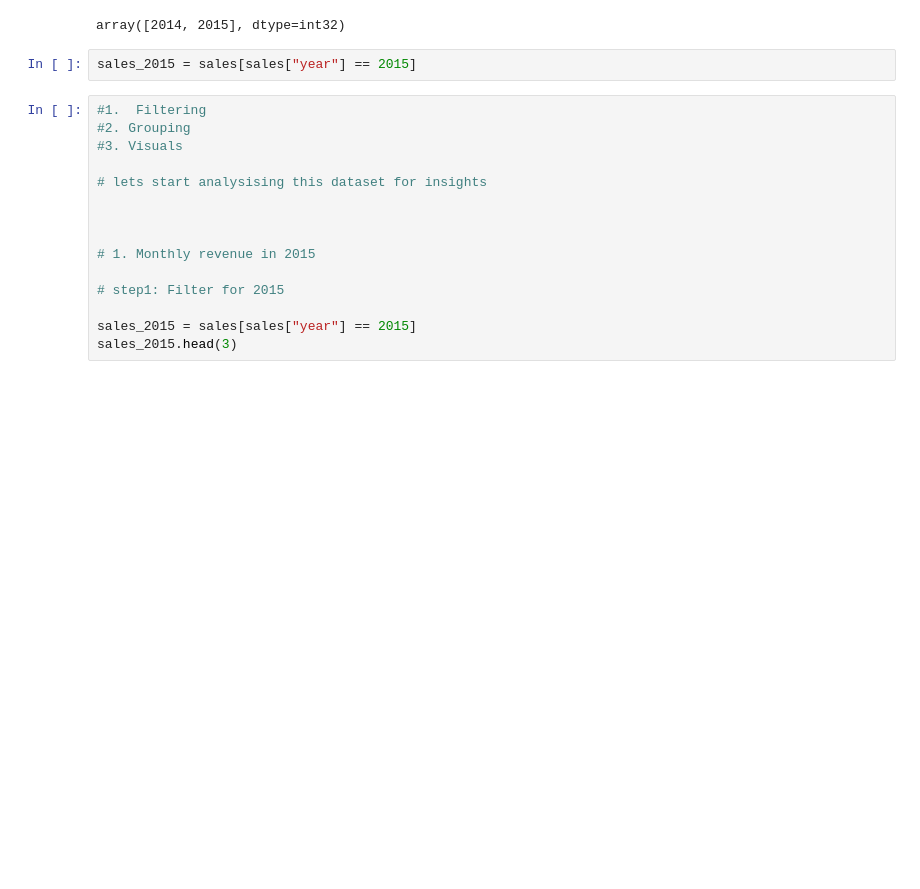
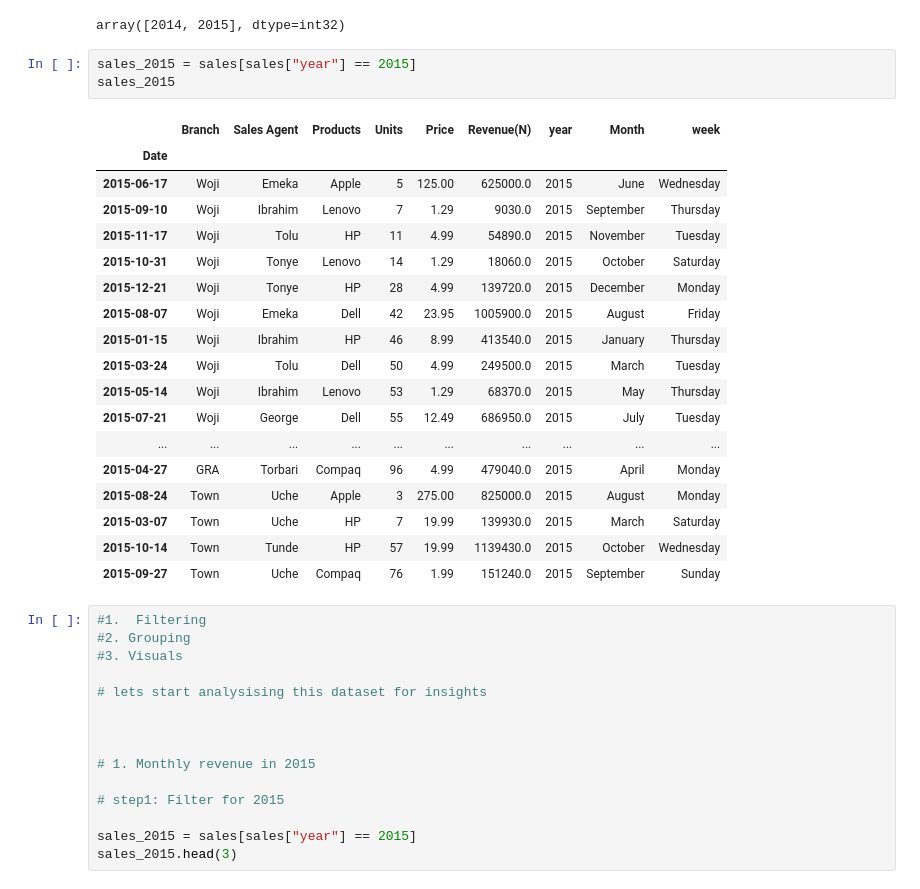
Before and after one commit to ADEOYE-MARY25/My_Task, a Jupyter notebook: Week_6/adeoye_mary_task_14.ipynb, the cells around one changed output. Cells and saved outputs as stored; diff of their text form; blank space fills up the shorter version.

```diff
--- a/Week_6/adeoye_mary_task_14.ipynb
+++ b/Week_6/adeoye_mary_task_14.ipynb
@@ -163,6 +165,26 @@ sales.year.unique()
 array([2014, 2015], dtype=int32)
 # %%
 sales_2015 = sales[sales["year"] == 2015]
+sales_2015
+# %% [output]
+|  | Branch | Sales Agent | Products | Units | Price | Revenue(N) | year | Month | week |
+| Date |  |  |  |  |  |  |  |  |  |
+| 2015-06-17 | Woji | Emeka | Apple | 5 | 125.00 | 625000.0 | 2015 | June | Wednesday |
+| 2015-09-10 | Woji | Ibrahim | Lenovo | 7 | 1.29 | 9030.0 | 2015 | September | Thursday |
+| 2015-11-17 | Woji | Tolu | HP | 11 | 4.99 | 54890.0 | 2015 | November | Tuesday |
+| 2015-10-31 | Woji | Tonye | Lenovo | 14 | 1.29 | 18060.0 | 2015 | October | Saturday |
+| 2015-12-21 | Woji | Tonye | HP | 28 | 4.99 | 139720.0 | 2015 | December | Monday |
+| 2015-08-07 | Woji | Emeka | Dell | 42 | 23.95 | 1005900.0 | 2015 | August | Friday |
+| 2015-01-15 | Woji | Ibrahim | HP | 46 | 8.99 | 413540.0 | 2015 | January | Thursday |
+| 2015-03-24 | Woji | Tolu | Dell | 50 | 4.99 | 249500.0 | 2015 | March | Tuesday |
+| 2015-05-14 | Woji | Ibrahim | Lenovo | 53 | 1.29 | 68370.0 | 2015 | May | Thursday |
+| 2015-07-21 | Woji | George | Dell | 55 | 12.49 | 686950.0 | 2015 | July | Tuesday |
+| ... | ... | ... | ... | ... | ... | ... | ... | ... | ... |
+| 2015-04-27 | GRA | Torbari | Compaq | 96 | 4.99 | 479040.0 | 2015 | April | Monday |
+| 2015-08-24 | Town | Uche | Apple | 3 | 275.00 | 825000.0 | 2015 | August | Monday |
+| 2015-03-07 | Town | Uche | HP | 7 | 19.99 | 139930.0 | 2015 | March | Saturday |
+| 2015-10-14 | Town | Tunde | HP | 57 | 19.99 | 1139430.0 | 2015 | October | Wednesday |
+| 2015-09-27 | Town | Uche | Compaq | 76 | 1.99 | 151240.0 | 2015 | September | Sunday |
 # %%
 #1.  Filtering
 #2. Grouping
```
Also changed, not shown: parts of 6 cells of this notebook, 5 other files.
